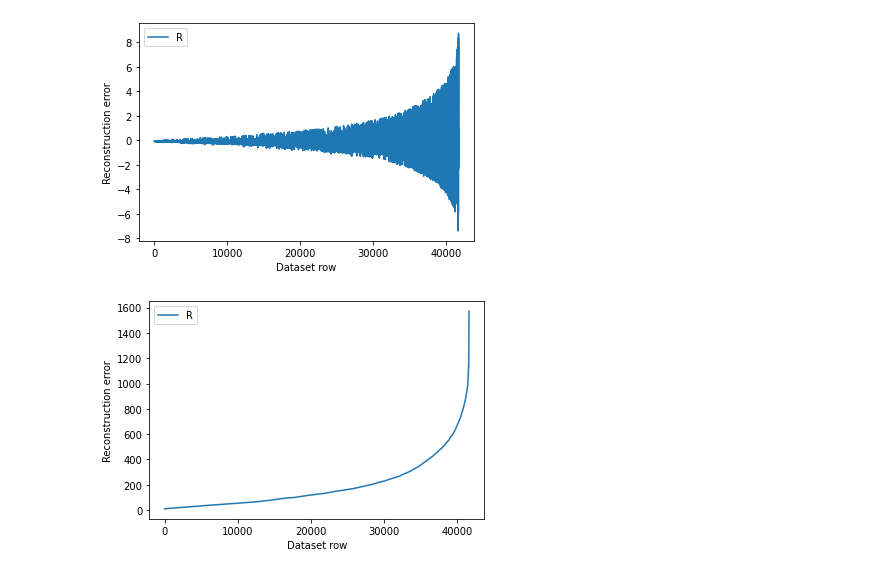
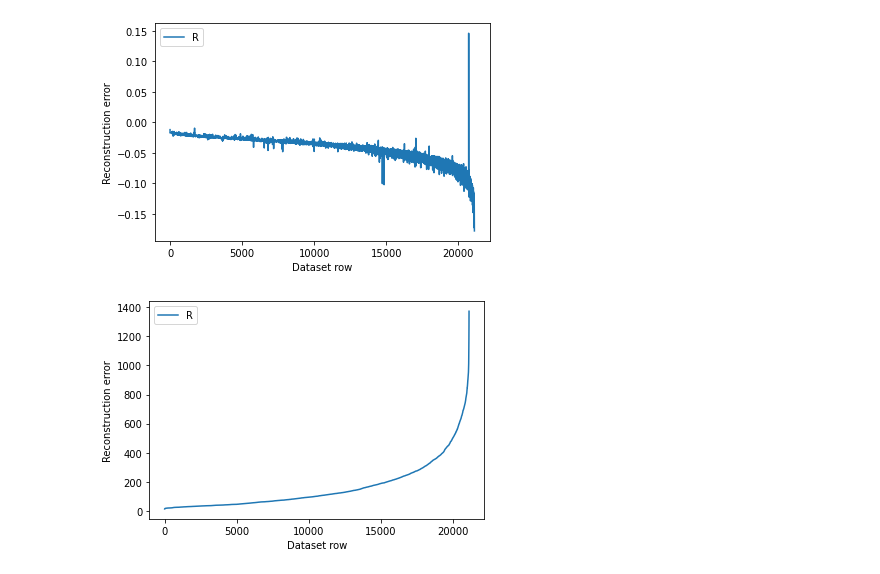
Before and after one commit to johpetsc/ELINAC, a Jupyter notebook: notebooks/autoencoder.ipynb, the cells around one changed output. Saved outputs shown, nothing was run; the diff lists cells and outputs as text; code cells hidden in the pictures.

Commit message:
Clustering with autoencoder, better data cleaning, models comparison with labeled data

```diff
--- a/notebooks/autoencoder.ipynb
+++ b/notebooks/autoencoder.ipynb
@@ -228,17 +253,17 @@ final.head(60)
 # %%
-plt.plot(final['decoded_data'])
+plt.plot(lol['decoded_pri'])
 plt.xlabel("Dataset row")
 plt.ylabel("Reconstruction error")
 plt.legend("Reconstruction error increase per row")
 plt.show()
 # %% [output]
-[figure, old version]
+[figure, new version]
 # %%
-plt.plot(final['decoded_txt'])
+plt.plot(lol['decoded_txt'])
 plt.xlabel("Dataset row")
 plt.ylabel("Reconstruction error")
 plt.legend("Reconstruction error increase per row")
 plt.show()
 # %% [output]
-[figure, old version]
+[figure, new version]
 # %%
```
Also changed, not shown: parts of 21 cells of this notebook, 6 other files.
